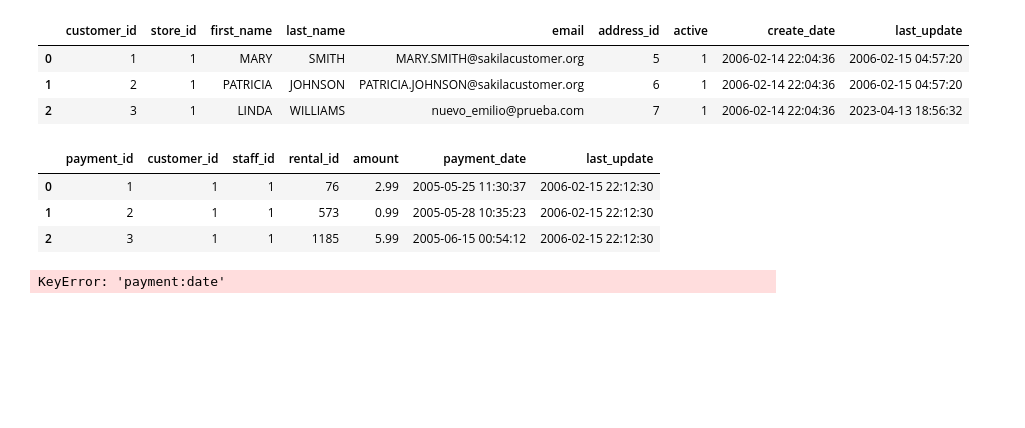
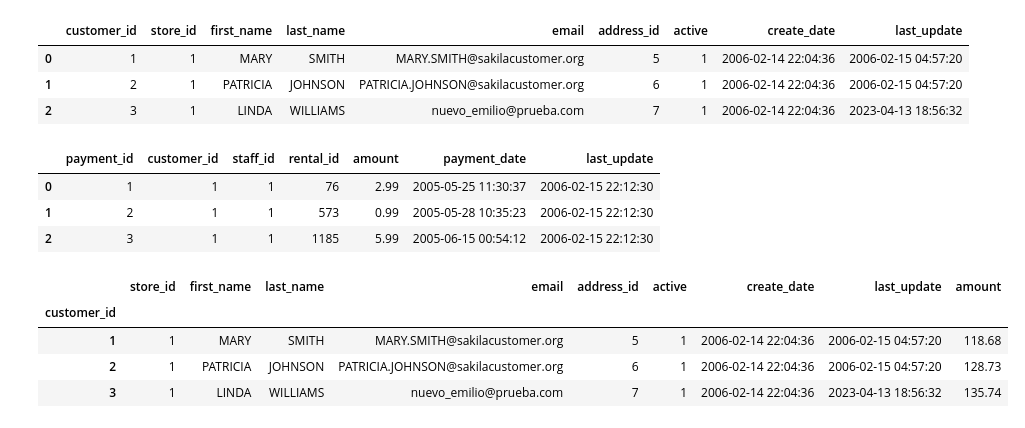
Before and after one commit to MiguelAngel3378/CURSO_ANALISIS_BD2, a Jupyter notebook: m4_pandas/operaciones/sakila_join.ipynb, the cells around one changed output. Cells and saved outputs as stored; diff of their text form; code cells hidden in the pictures; blank space fills up the shorter version.

```diff
--- a/m4_pandas/operaciones/sakila_join.ipynb
+++ b/m4_pandas/operaciones/sakila_join.ipynb
@@ -391,7 +391,13 @@ df_payment.head(3)
 | 0 | 1 | 1 | 1 | 76 | 2.99 | 2005-05-25 11:30:37 | 2006-02-15 22:12:30 |
 | 1 | 2 | 1 | 1 | 573 | 0.99 | 2005-05-28 10:35:23 | 2006-02-15 22:12:30 |
 | 2 | 3 | 1 | 1 | 1185 | 5.99 | 2005-06-15 00:54:12 | 2006-02-15 22:12:30 |
-# %%
-pd.merge(df_payment,df_customer)
-# %% [output]
-KeyError: 'payment:date'
+# %%
+df_customer = pd.read_sql('SELECT * FROM customer;', connection, index_col='customer_id')
+df_customer['amount'] = df_payment.groupby('customer_id')['amount'].sum()
+df_customer.head(3)
+# %% [output]
+|  | store_id | first_name | last_name | email | address_id | active | create_date | last_update | amount |
+| customer_id |  |  |  |  |  |  |  |  |  |
+| 1 | 1 | MARY | SMITH | MARY.SMITH@sakilacustomer.org | 5 | 1 | 2006-02-14 22:04:36 | 2006-02-15 04:57:20 | 118.68 |
+| 2 | 1 | PATRICIA | JOHNSON | PATRICIA.JOHNSON@sakilacustomer.org | 6 | 1 | 2006-02-14 22:04:36 | 2006-02-15 04:57:20 | 128.73 |
+| 3 | 1 | LINDA | WILLIAMS | nuevo_emilio@prueba.com | 7 | 1 | 2006-02-14 22:04:36 | 2023-04-13 18:56:32 | 135.74 |
```
